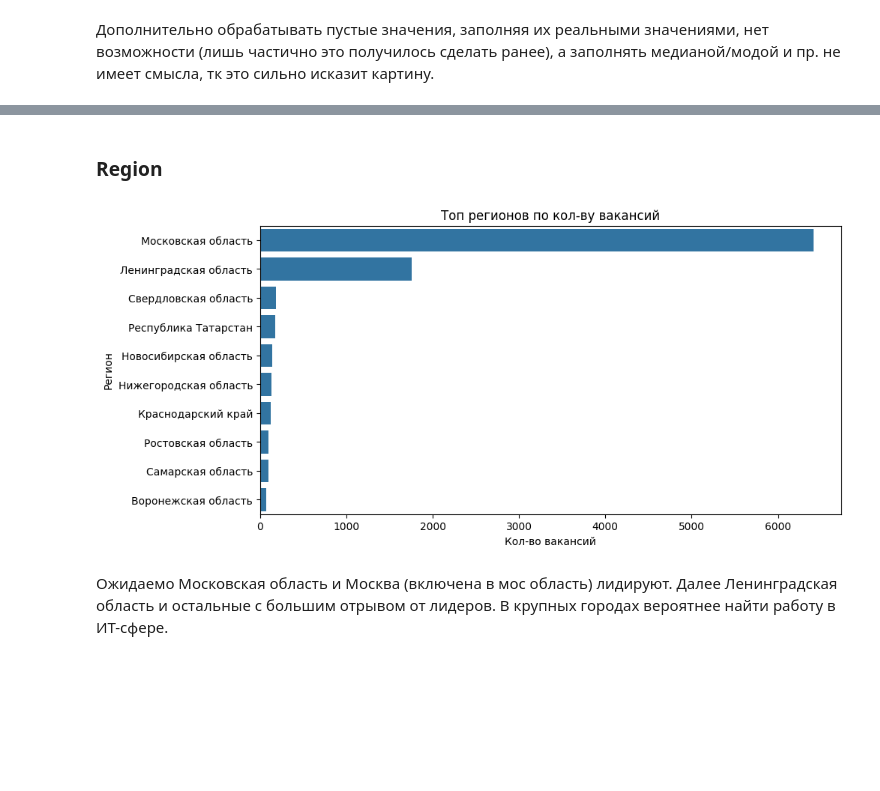
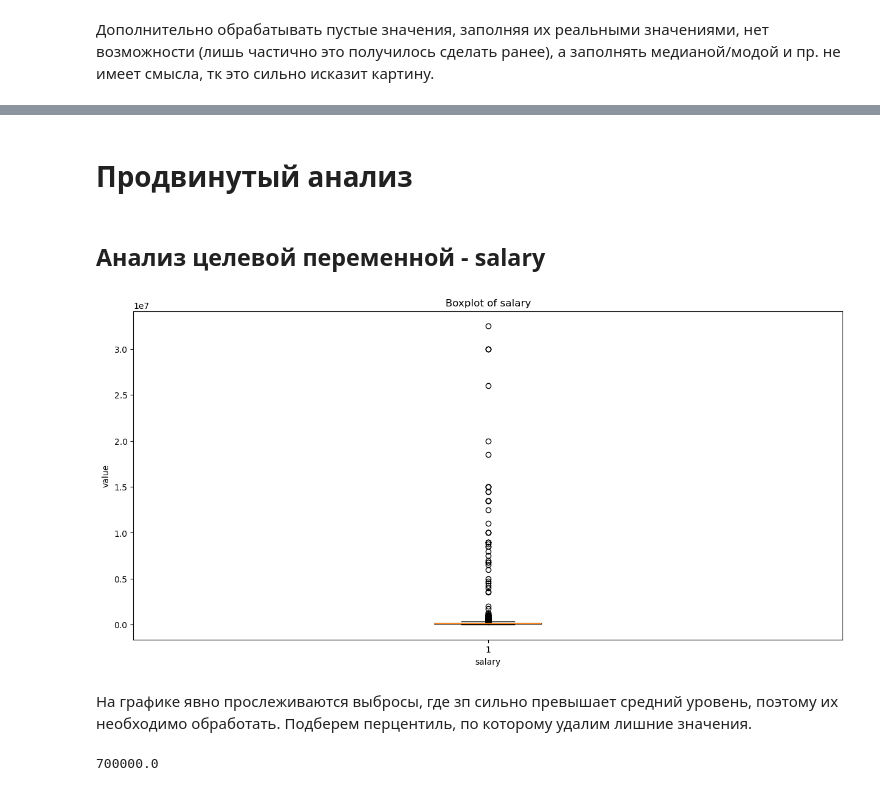
Before and after one commit to leosh1d/gp2, a Jupyter notebook: code/analysis/eda_df_final.ipynb, the cells around one changed output, grey strips where cells are left out. Drawn from its saved outputs; the diff is of its cells as text; code cells hidden in the pictures; blank space fills up the shorter version.

```diff
--- a/code/analysis/eda_df_final.ipynb
+++ b/code/analysis/eda_df_final.ipynb
@@ -379,15 +323,20 @@ plt.show()
-# %% [markdown]
-### Region
-# %%
-top_regions = final_df['region'].value_counts().head(10)
-
-plt.figure(figsize=(10,5))
-sns.barplot(x=top_regions.values, y=top_regions.index)
-plt.title('Топ регионов по кол-ву вакансий')
-plt.xlabel('Кол-во вакансий')
-plt.ylabel('Регион')
-plt.show()
-# %% [output]
-[figure, removed]
-# %% [markdown]
-Ожидаемо Московская область и Москва (включена в мос область) лидируют. Далее Ленинградская область и остальные с большим отрывом от лидеров. В крупных городах вероятнее найти работу в ИТ-сфере.
+# %% [markdown]
+# Продвинутый анализ
+# %% [markdown]
+## Анализ целевой переменной - salary
+# %%
+plt.figure(figsize=(15, 7))
+mask_salary = final_df['salary'].notna() & final_df['salary']>0
+plt.boxplot(final_df.loc[mask_salary, 'salary'])
+plt.xlabel('salary')
+plt.ylabel('value')
+plt.title('Boxplot of salary')
+plt.show()
+# %% [output]
+[figure, added]
+# %% [markdown]
+На графике явно прослеживаются выбросы, где зп сильно превышает средний уровень, поэтому их необходимо обработать. Подберем перцентиль, по которому удалим лишние значения.
+# %%
+final_df.loc[mask_salary, 'salary'].quantile(0.98)
+# %% [output]
+700000.0
```
Also changed, not shown: parts of 25 cells of this notebook.
